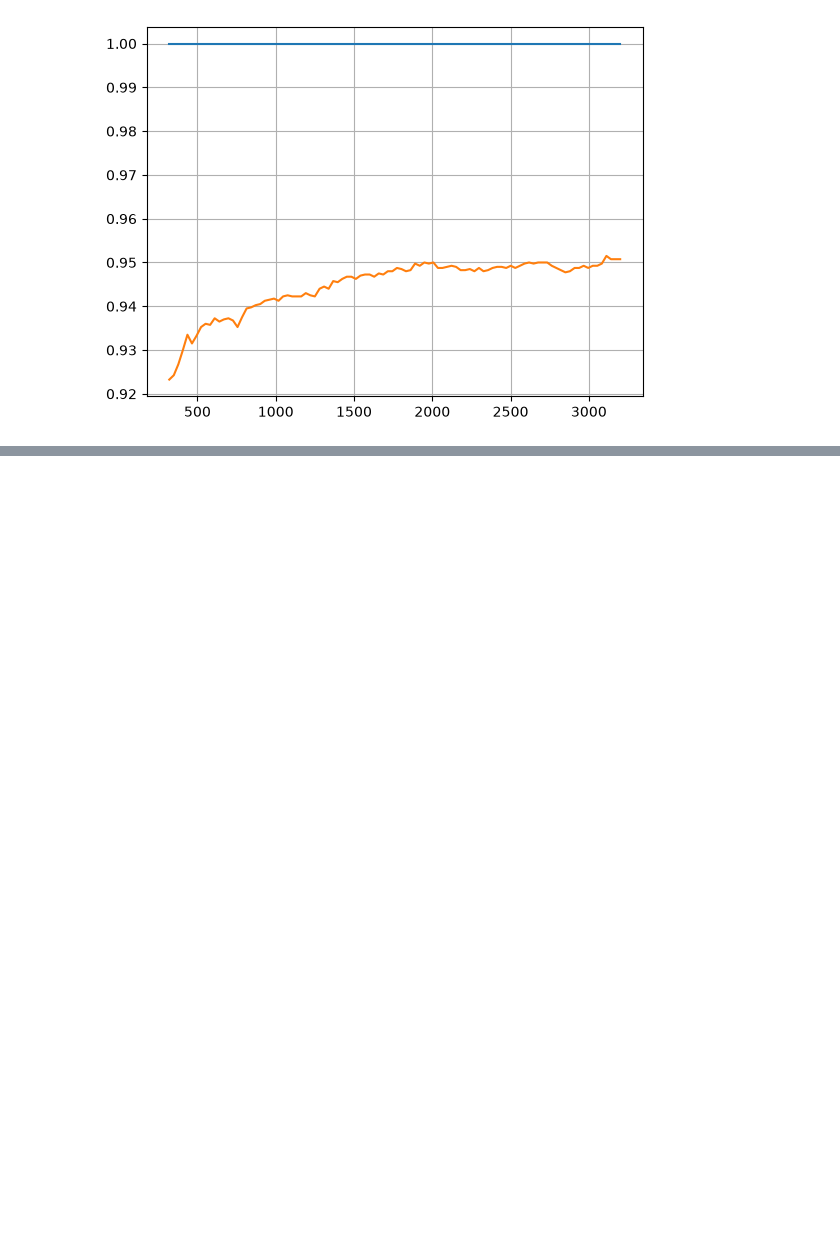
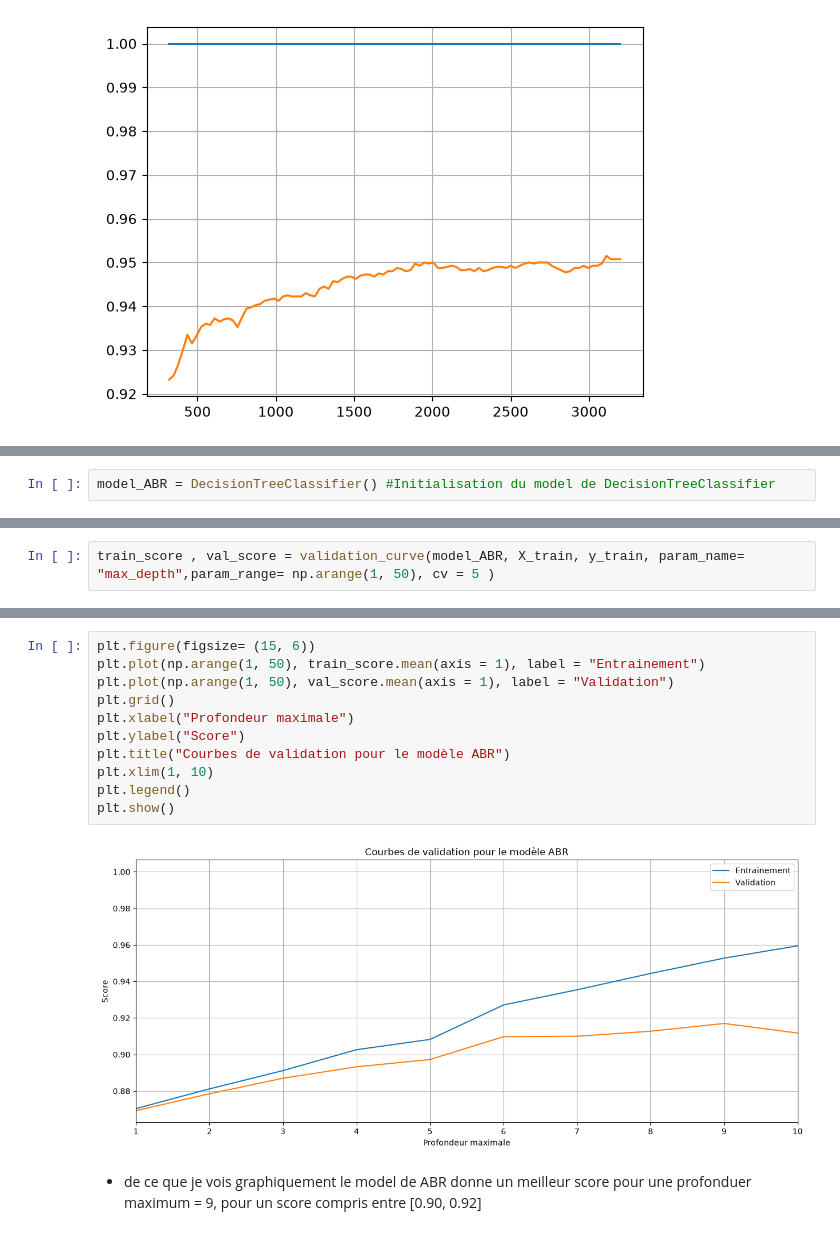
Before and after one commit to SAKPANI/Datasets, a Jupyter notebook: nutri.ipynb, the cells around one changed output, grey strips where cells are left out. Drawn from its saved outputs; the diff is of its cells as text; blank space fills up the shorter version.

```diff
--- a/nutri.ipynb
+++ b/nutri.ipynb
@@ -272,0 +291,2 @@ classification_report(y_test, y_pred)
+# %%
+model_ABR = DecisionTreeClassifier() #Initialisation du model de DecisionTreeClassifier
@@ -272,0 +306,2 @@ classification_report(y_test, y_pred)
+# %%
+train_score , val_score = validation_curve(model_ABR, X_train, y_train, param_name= "max_depth",param_range= np.arange(1, 50), cv = 5 )
@@ -272,0 +330,15 @@ classification_report(y_test, y_pred)
+# %%
+plt.figure(figsize= (15, 6))
+plt.plot(np.arange(1, 50), train_score.mean(axis = 1), label = "Entrainement")
+plt.plot(np.arange(1, 50), val_score.mean(axis = 1), label = "Validation")
+plt.grid()
+plt.xlabel("Profondeur maximale")
+plt.ylabel("Score")
+plt.title("Courbes de validation pour le modèle ABR")
+plt.xlim(1, 10)
+plt.legend()
+plt.show()
+# %% [output]
+[figure, added]
+# %% [markdown]
+- de ce que je vois graphiquement le model de ABR donne un meilleur score pour une profonduer maximum = 9, pour un score compris entre [0.90, 0.92]
```
Also changed, not shown: parts of 12 cells of this notebook.
